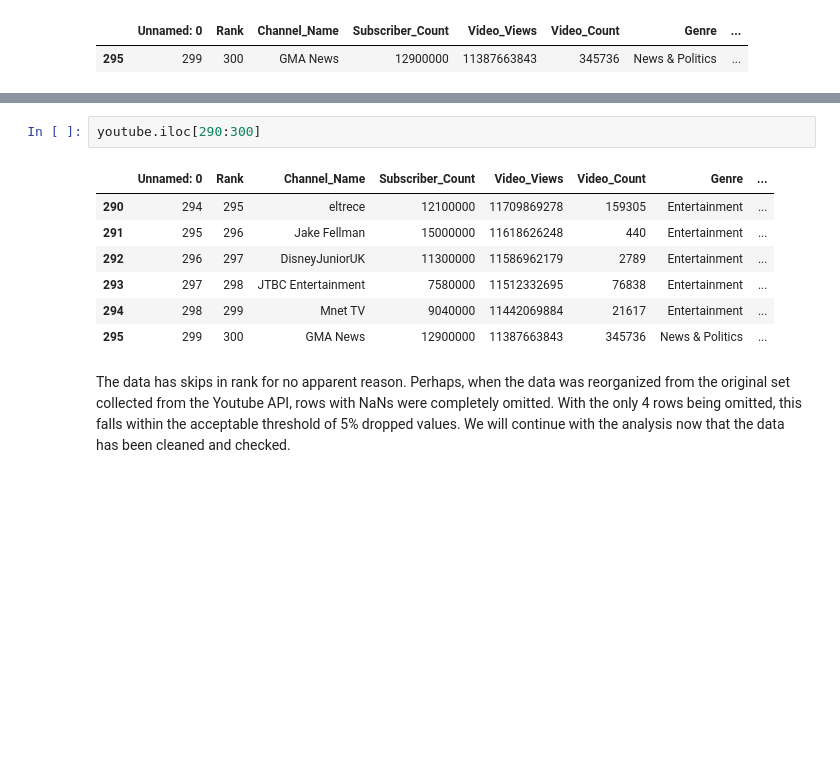
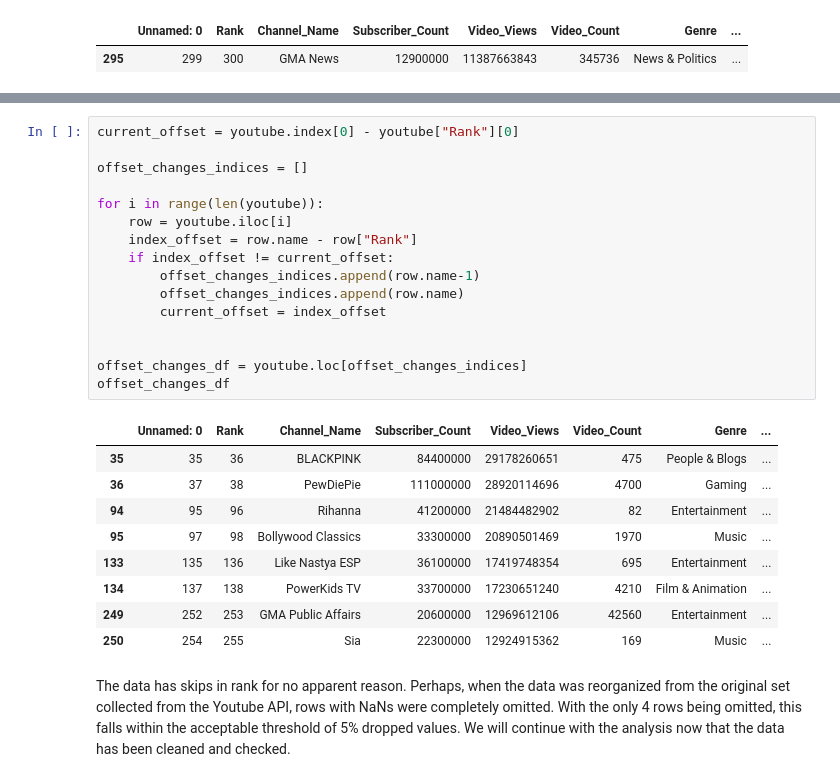
Before and after one commit to Joseph-Shelton/Youtube-Top-300-Analysis, a Jupyter notebook: Youtube300.ipynb, the cells around one changed output, grey strips where cells are left out. Cells and saved outputs as stored; diff of their text form; blank space fills up the shorter version.

```diff
--- a/Youtube300.ipynb
+++ b/Youtube300.ipynb
@@ -115,13 +71,29 @@ youtube.iloc[90:100]
-# %%
-youtube.iloc[290:300]
-# %% [output]
-|  | Unnamed: 0 | Rank | Channel_Name | Subscriber_Count | Video_Views | Video_Count | Genre | ... |
-| 290 | 294 | 295 | eltrece | 12100000 | 11709869278 | 159305 | Entertainment | ... |
-| 291 | 295 | 296 | Jake Fellman | 15000000 | 11618626248 | 440 | Entertainment | ... |
-| 292 | 296 | 297 | DisneyJuniorUK | 11300000 | 11586962179 | 2789 | Entertainment | ... |
-| 293 | 297 | 298 | JTBC Entertainment | 7580000 | 11512332695 | 76838 | Entertainment | ... |
-| 294 | 298 | 299 | Mnet TV | 9040000 | 11442069884 | 21617 | Entertainment | ... |
-| 295 | 299 | 300 | GMA News | 12900000 | 11387663843 | 345736 | News & Politics | ... |
+# %%
+current_offset = youtube.index[0] - youtube["Rank"][0]
+
+offset_changes_indices = []
+
+for i in range(len(youtube)):
+    row = youtube.iloc[i]
+    index_offset = row.name - row["Rank"]
+    if index_offset != current_offset:
+        offset_changes_indices.append(row.name-1)
+        offset_changes_indices.append(row.name)
+        current_offset = index_offset
+
+
+offset_changes_df = youtube.loc[offset_changes_indices]
+offset_changes_df
+# %% [output]
+|  | Unnamed: 0 | Rank | Channel_Name | Subscriber_Count | Video_Views | Video_Count | Genre | ... |
+| 35 | 35 | 36 | BLACKPINK | 84400000 | 29178260651 | 475 | People & Blogs | ... |
+| 36 | 37 | 38 | PewDiePie | 111000000 | 28920114696 | 4700 | Gaming | ... |
+| 94 | 95 | 96 | Rihanna | 41200000 | 21484482902 | 82 | Entertainment | ... |
+| 95 | 97 | 98 | Bollywood Classics | 33300000 | 20890501469 | 1970 | Music | ... |
+| 133 | 135 | 136 | Like Nastya ESP | 36100000 | 17419748354 | 695 | Entertainment | ... |
+| 134 | 137 | 138 | PowerKids TV | 33700000 | 17230651240 | 4210 | Film & Animation | ... |
+| 249 | 252 | 253 | GMA Public Affairs | 20600000 | 12969612106 | 42560 | Entertainment | ... |
+| 250 | 254 | 255 | Sia | 22300000 | 12924915362 | 169 | Music | ... |
 # %% [markdown]
 The data has skips in rank for no apparent reason. Perhaps, when the data was reorganized from the original set collected from the Youtube API, rows with NaNs were completely omitted. With the only 4 rows being omitted, this falls within the acceptable threshold of 5% dropped values. We will continue with the analysis now that the data has been cleaned and checked.
 # %% [markdown]
```
Also changed, not shown: parts of 8 cells of this notebook.
